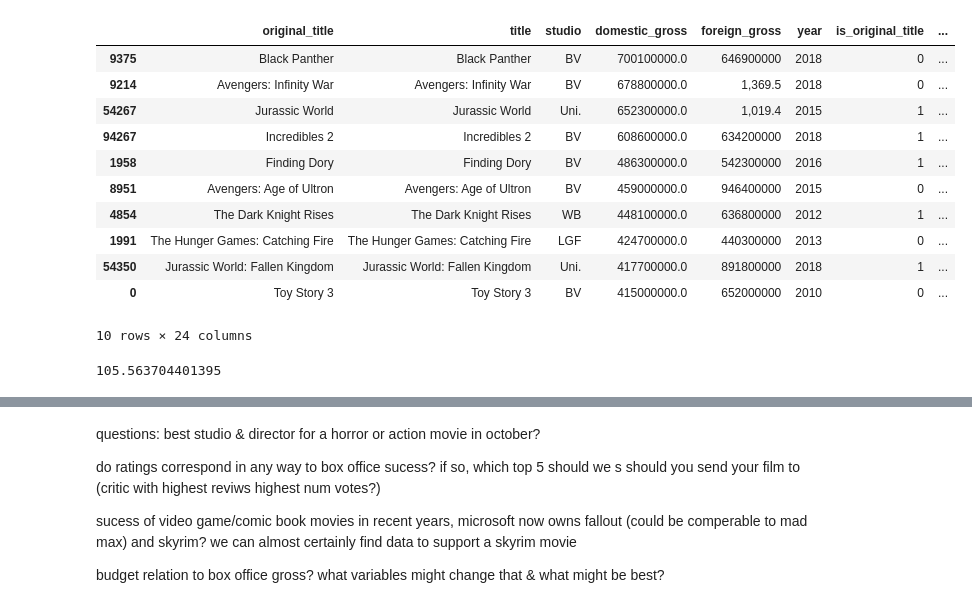
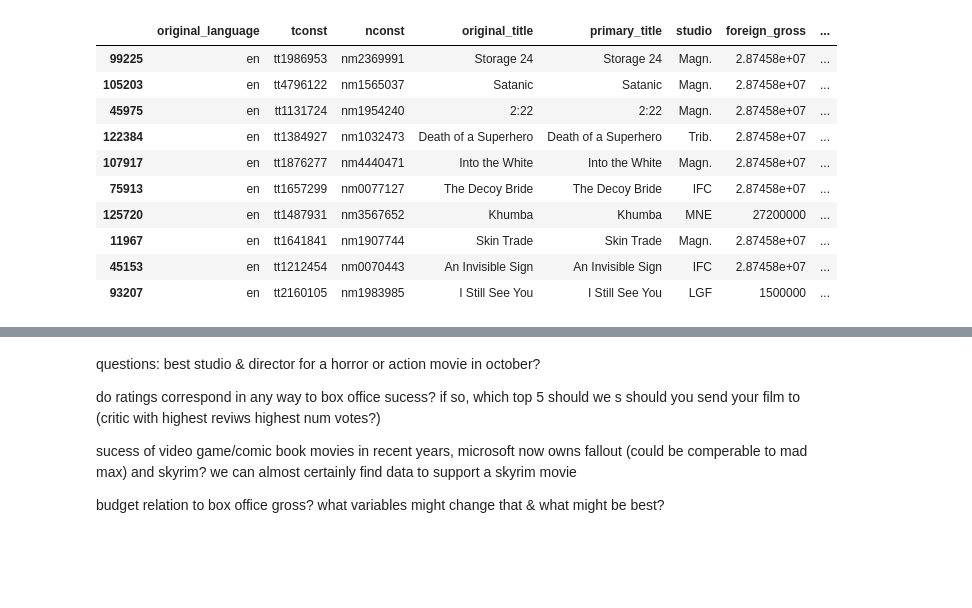
Before and after one commit to mattielips/movie-data-analysis, a Jupyter notebook: Project_cleaning.ipynb, the cells around one changed output, grey strips where cells are left out. Saved outputs shown, nothing was run; the diff lists cells and outputs as text; code cells hidden in the pictures; blank space fills up the shorter version.

```diff
--- a/Project_cleaning.ipynb
+++ b/Project_cleaning.ipynb
@@ -62,11 +132,11 @@ kagglecsv7 = pd.read_csv('zippedData/ratings_small.csv', low_memory=False)
 # %%
-dftsv_1['rating'].rename('parent_rating') #name slightly misleading
+dftsv_1['rating'].rename('parent_rating', inplace=True) #name slightly misleading
 
 #keeping non-numeric columns with few NaN values so we could still use
 #to groupby or search from, can always drop later subbing for unknown
 #so we don't get and NaN errors
 
-clean1 = dfcsv_1.fillna(dfcsv_1['domestic_gross']).fillna(dfcsv_1['domestic_gross'].median())
+clean1 = dfcsv_1.fillna(dfcsv_1['domestic_gross'].mean())
 clean2 = dfcsv_2.drop(labels='birth_year', axis=1).drop(labels='death_year', axis=1).fillna('unknown')
 clean3 = dfcsv_3.drop(labels='attributes', axis=1).drop(labels='language', axis=1).drop(labels='types', axis=1).fillna('unknown')
 clean4 = dfcsv_4.fillna(dfcsv_4['runtime_minutes'].median()).fillna('unknown')
@@ -148,29 +215,28 @@ KeyError: 'Inception'
 # %%
 #    NEWEST DATA BASED ON HIGHEST DOMESTIC GROSS SORTED BY TITLE
 
-clean_combined_df = the_df_to_merge_them_all.sort_values(by='tconst').drop_duplicates(subset='domestic_gross', keep='first').drop_duplicates(subset='tconst').drop(labels='region', axis=1).drop(labels='title_id', axis=1).drop(labels='directors', axis=1).drop(labels='writers', axis=1)
-#doing the same thing by dropping duplicates of ID's
-clean_combined_df.sort_values(by='numvotes_x').drop_duplicates(subset='numvotes_x', keep='first').sort_values(by='title')
+cleaning_combining_df = the_df_to_merge_them_all.sort_values(by='tconst').drop_duplicates(subset='tconst').sort_values(by='domestic_gross', ascending=False).drop_duplicates(subset='domestic_gross', keep='first')
+cleaning_combining_df_1 = cleaning_combining_df.drop(labels='region', axis=1).drop(labels='title_id', axis=1).drop(labels='directors', axis=1).drop(labels='writers', axis=1)
 #duplicates dropped by most recent domestic gross
 #ID do them both in one line if they didn't already look monsterous
-without_useless = clean_combined_df.drop(labels='ordering_x', axis=1).drop(labels='id', axis=1).drop(labels='ordering_y', axis=1).drop(labels='averagerating_x', axis=1).drop(labels='numvotes_x', axis=1).sort_values(by='title')
+without_useless = cleaning_combining_df_1 .drop(labels='ordering_x', axis=1).drop(labels='id', axis=1).drop(labels='ordering_y', axis=1).drop(labels='averagerating_x', axis=1).drop(labels='numvotes_x', axis=1).sort_values(by='title')
 without_useless.insert(0, 'original_title', without_useless.pop('original_title'))
 data_on_numbers = without_useless.sort_values(by='domestic_gross', ascending=False)
-data_on_numbers.head(10)
+FINumbersframe = data_on_numbers[[ 'original_language', 'tconst', 'nconst', 'original_title', 'primary_title', 'studio', 'foreign_gross', 'domestic_gross', 'runtime_minutes', 'year', 'vote_average', 'vote_count',  'genres']].copy()
 #TOP 10 MOVIES WE'VE GOT PLENTY OF DATA ON
+FINumbersframe.sort_values(by='domestic_gross').head(10)
 # %% [output]
-|  | original_title | title | studio | domestic_gross | foreign_gross | year | is_original_title | ... |
-| 9375 | Black Panther | Black Panther | BV | 700100000.0 | 646900000 | 2018 | 0 | ... |
-| 9214 | Avengers: Infinity War | Avengers: Infinity War | BV | 678800000.0 | 1,369.5 | 2018 | 0 | ... |
-| 54267 | Jurassic World | Jurassic World | Uni. | 652300000.0 | 1,019.4 | 2015 | 1 | ... |
-| 94267 | Incredibles 2 | Incredibles 2 | BV | 608600000.0 | 634200000 | 2018 | 1 | ... |
-| 1958 | Finding Dory | Finding Dory | BV | 486300000.0 | 542300000 | 2016 | 1 | ... |
-| 8951 | Avengers: Age of Ultron | Avengers: Age of Ultron | BV | 459000000.0 | 946400000 | 2015 | 0 | ... |
-| 4854 | The Dark Knight Rises | The Dark Knight Rises | WB | 448100000.0 | 636800000 | 2012 | 1 | ... |
-| 1991 | The Hunger Games: Catching Fire | The Hunger Games: Catching Fire | LGF | 424700000.0 | 440300000 | 2013 | 0 | ... |
-| 54350 | Jurassic World: Fallen Kingdom | Jurassic World: Fallen Kingdom | Uni. | 417700000.0 | 891800000 | 2018 | 1 | ... |
-| 0 | Toy Story 3 | Toy Story 3 | BV | 415000000.0 | 652000000 | 2010 | 0 | ... |
+|  | original_language | tconst | nconst | original_title | primary_title | studio | foreign_gross | ... |
+| 99225 | en | tt1986953 | nm2369991 | Storage 24 | Storage 24 | Magn. | 2.87458e+07 | ... |
+| 105203 | en | tt4796122 | nm1565037 | Satanic | Satanic | Magn. | 2.87458e+07 | ... |
+| 45975 | en | tt1131724 | nm1954240 | 2:22 | 2:22 | Magn. | 2.87458e+07 | ... |
+| 122384 | en | tt1384927 | nm1032473 | Death of a Superhero | Death of a Superhero | Trib. | 2.87458e+07 | ... |
+| 107917 | en | tt1876277 | nm4440471 | Into the White | Into the White | Magn. | 2.87458e+07 | ... |
+| 75913 | en | tt1657299 | nm0077127 | The Decoy Bride | The Decoy Bride | IFC | 2.87458e+07 | ... |
+| 125720 | en | tt1487931 | nm3567652 | Khumba | Khumba | MNE | 27200000 | ... |
+| 11967 | en | tt1641841 | nm1907744 | Skin Trade | Skin Trade | Magn. | 2.87458e+07 | ... |
+| 45153 | en | tt1212454 | nm0070443 | An Invisible Sign | An Invisible Sign | IFC | 2.87458e+07 | ... |
+| 93207 | en | tt2160105 | nm1983985 | I Still See You | I Still See You | LGF | 1500000 | ... |
-10 rows × 24 columns
 # %%
 data_on_numbers.loc[data_on_numbers['year'] == 2018]
 #MOVIES IN 2018 SORTED BY NUMBER
@@ -178,8 +244,6 @@ the_df_to_merge_them_all['runtime_minutes'].mean()
 #THE BEST RUNTIME BETWEEN GENRES
 
 #MAYBE TRY AND FIND OUT BEST RUNTIME FOR A SPECIFIC GENRES?
-# %% [output]
-105.563704401395
 # %%
 #     NOTE: THIS DATAFRAME HAS ALREADY BEEN SORTED
 dict_min_year = {2018: data_on_numbers.loc[data_on_numbers['year'] == 2018]['runtime_minutes'].head(10).mean(),
```
Also changed, not shown: parts of 27 cells of this notebook.
